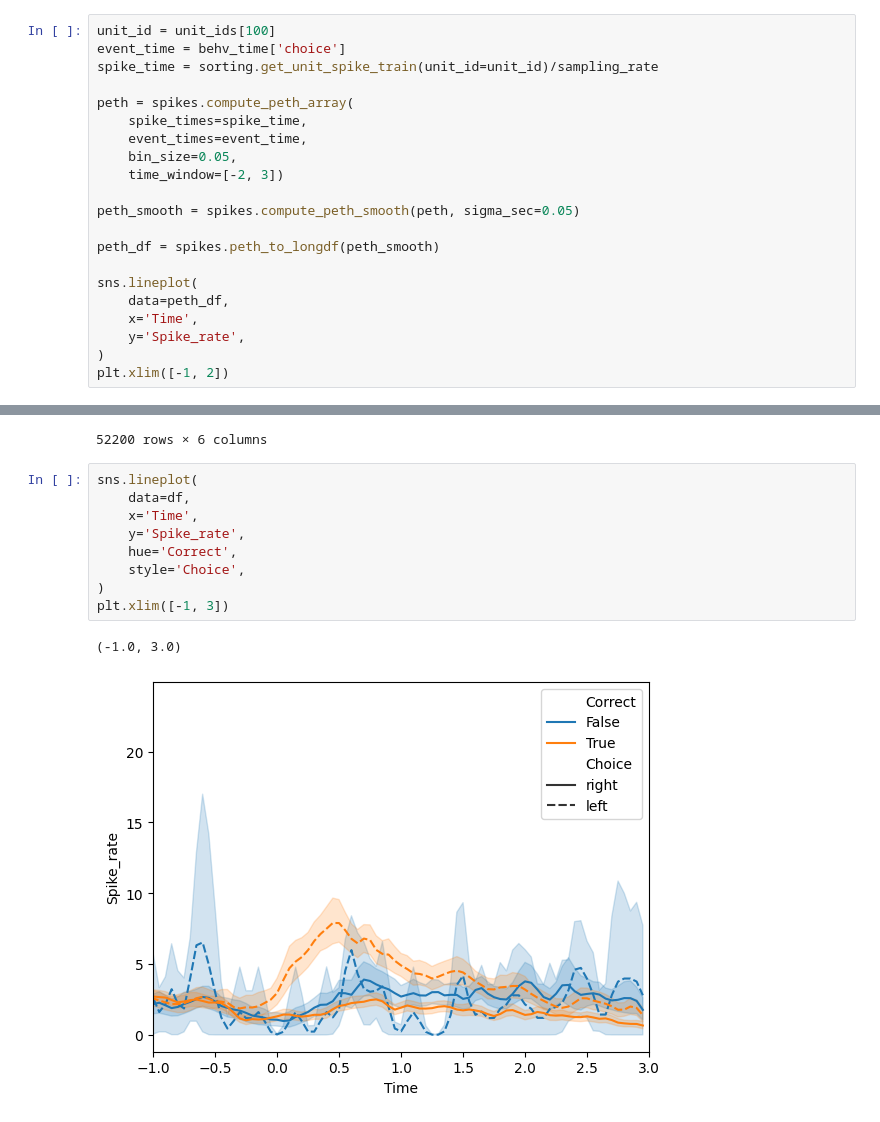
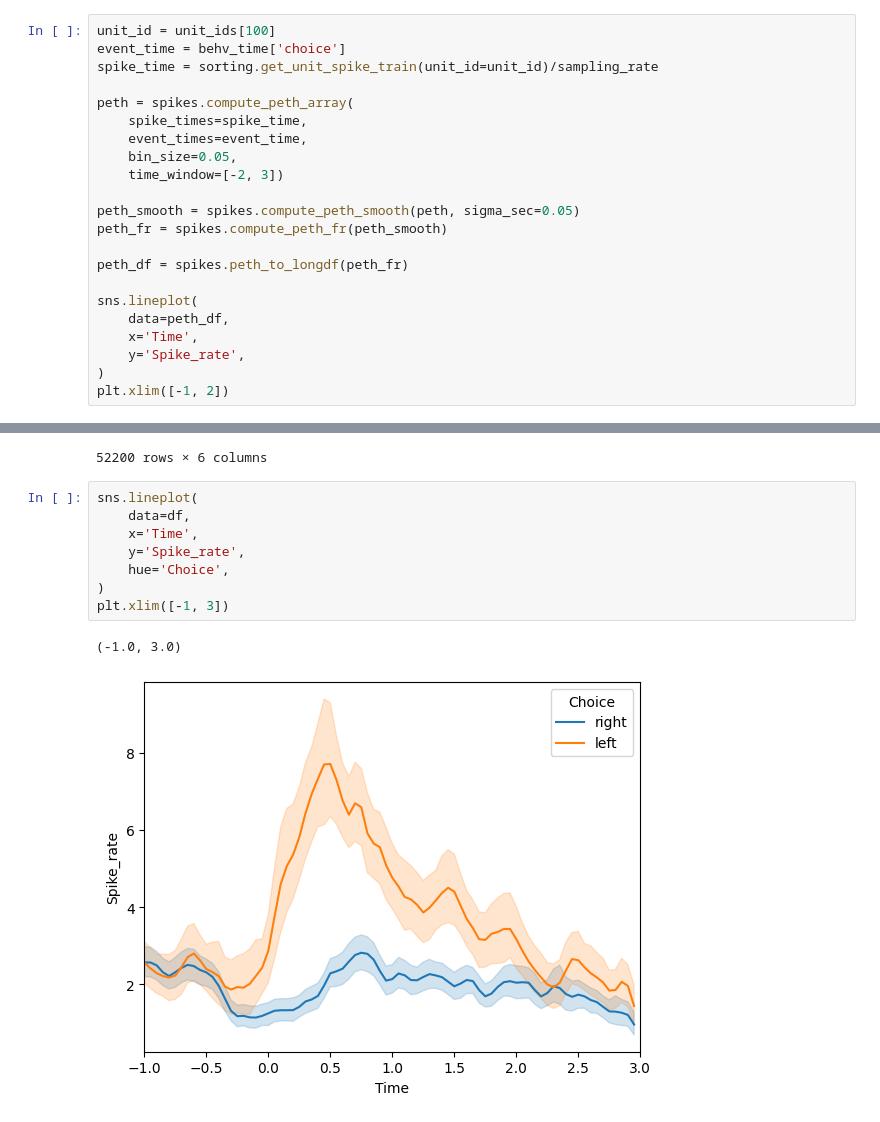
Before and after one commit to NeuralDynamics-Tamagawa/tc2025_shysgmt, a Jupyter notebook: notebook/spike_analysis.ipynb, the cells around one changed output, grey strips where cells are left out. Saved outputs shown, nothing was run; the diff lists cells and outputs as text.

```diff
--- a/notebook/spike_analysis.ipynb
+++ b/notebook/spike_analysis.ipynb
@@ -173,8 +171,9 @@ peth = spikes.compute_peth_array(
     time_window=[-2, 3])
 
 peth_smooth = spikes.compute_peth_smooth(peth, sigma_sec=0.05)
+peth_fr = spikes.compute_peth_fr(peth_smooth)
 
-peth_df = spikes.peth_to_longdf(peth_smooth)
+peth_df = spikes.peth_to_longdf(peth_fr)
 
 sns.lineplot(
     data=peth_df,
@@ -206,12 +205,11 @@ df
 # %%
 sns.lineplot(
     data=df,
     x='Time',
     y='Spike_rate',
-    hue='Correct',
-    style='Choice',
+    hue='Choice',
 )
 plt.xlim([-1, 3])
 # %% [output]
 (-1.0, 3.0)
-[figure, old version]
+[figure, new version]
```
Also changed, not shown: parts of 3 cells of this notebook, 1 other file.
